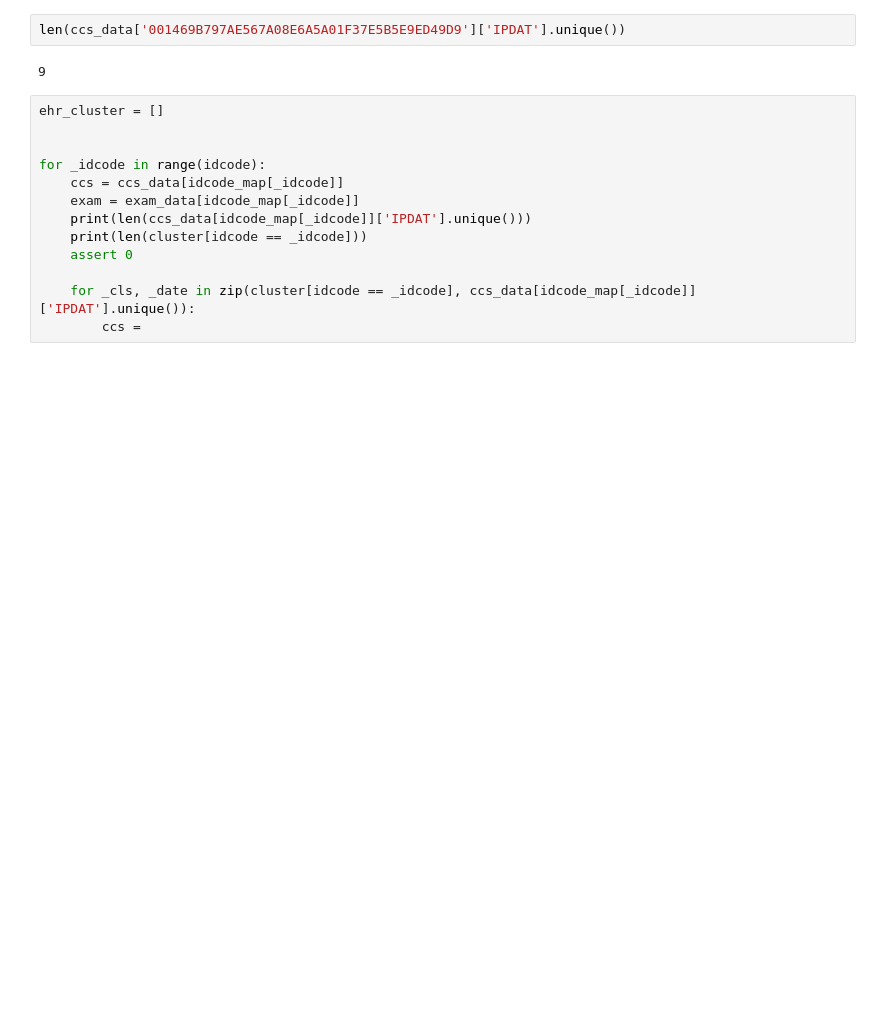
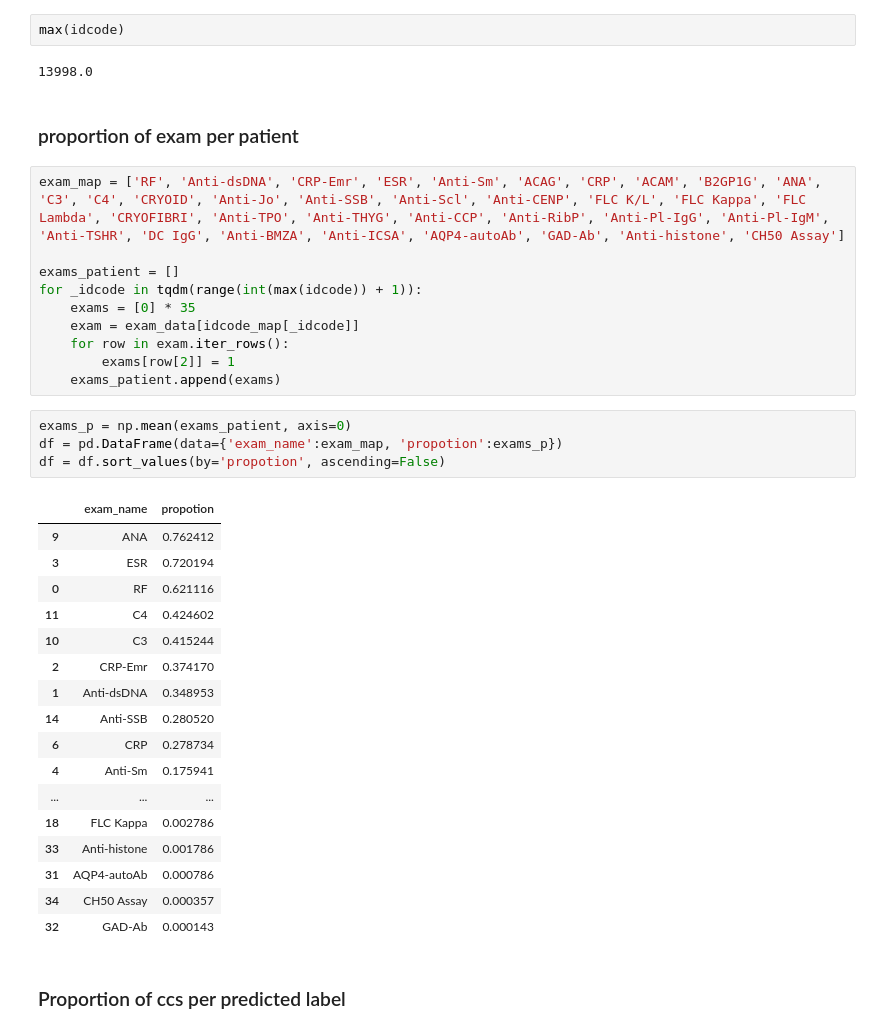
Before and after one commit to tunajaw/3Phenotype, a Jupyter notebook: analysis/composition.ipynb, the cells around one changed output. Drawn from its saved outputs; the diff is of its cells as text; blank space fills up the shorter version.

```diff
--- a/analysis/composition.ipynb
+++ b/analysis/composition.ipynb
@@ -22,18 +44,41 @@ cluster = np.load('../temp_model/[event_mc_sup--TEDA__pp_single_mark-concat]/dat
 label = np.load('../temp_model/[event_mc_sup--TEDA__pp_single_mark-concat]/data/label.npz')['arr_0']
-# %%
-len(ccs_data['001469B797AE567A08E6A5A01F37E5B5E9ED49D9']['IPDAT'].unique())
-# %% [output]
-9
-# %%
-ehr_cluster = []
-
-
-for _idcode in range(idcode):
-    ccs = ccs_data[idcode_map[_idcode]]
-    exam = exam_data[idcode_map[_idcode]]
-    print(len(ccs_data[idcode_map[_idcode]]['IPDAT'].unique()))
-    print(len(cluster[idcode == _idcode]))
-    assert 0
-
-    for _cls, _date in zip(cluster[idcode == _idcode], ccs_data[idcode_map[_idcode]]['IPDAT'].unique()):
-        ccs =
+# %%
+max(idcode)
+# %% [output]
+13998.0
+# %% [markdown]
+### proportion of exam per patient
+# %%
+exam_map = ['RF', 'Anti-dsDNA', 'CRP-Emr', 'ESR', 'Anti-Sm', 'ACAG', 'CRP', 'ACAM', 'B2GP1G', 'ANA', 'C3', 'C4', 'CRYOID', 'Anti-Jo', 'Anti-SSB', 'Anti-Scl', 'Anti-CENP', 'FLC K/L', 'FLC Kappa', 'FLC Lambda', 'CRYOFIBRI', 'Anti-TPO', 'Anti-THYG', 'Anti-CCP', 'Anti-RibP', 'Anti-Pl-IgG', 'Anti-Pl-IgM', 'Anti-TSHR', 'DC IgG', 'Anti-BMZA', 'Anti-ICSA', 'AQP4-autoAb', 'GAD-Ab', 'Anti-histone', 'CH50 Assay']
+
+exams_patient = []
+for _idcode in tqdm(range(int(max(idcode)) + 1)):
+    exams = [0] * 35
+    exam = exam_data[idcode_map[_idcode]]
+    for row in exam.iter_rows():
+        exams[row[2]] = 1
+    exams_patient.append(exams)
+# %%
+exams_p = np.mean(exams_patient, axis=0)
+df = pd.DataFrame(data={'exam_name':exam_map, 'propotion':exams_p})
+df = df.sort_values(by='propotion', ascending=False)
+# %% [output]
+|  | exam_name | propotion |
+| 9 | ANA | 0.762412 |
+| 3 | ESR | 0.720194 |
+| 0 | RF | 0.621116 |
+| 11 | C4 | 0.424602 |
+| 10 | C3 | 0.415244 |
+| 2 | CRP-Emr | 0.374170 |
+| 1 | Anti-dsDNA | 0.348953 |
+| 14 | Anti-SSB | 0.280520 |
+| 6 | CRP | 0.278734 |
+| 4 | Anti-Sm | 0.175941 |
+| ... | ... | ... |
+| 18 | FLC Kappa | 0.002786 |
+| 33 | Anti-histone | 0.001786 |
+| 31 | AQP4-autoAb | 0.000786 |
+| 34 | CH50 Assay | 0.000357 |
+| 32 | GAD-Ab | 0.000143 |
+# %% [markdown]
+### Proportion of ccs per predicted label
```
Also changed, not shown: parts of 13 cells of this notebook, 6 other files.
